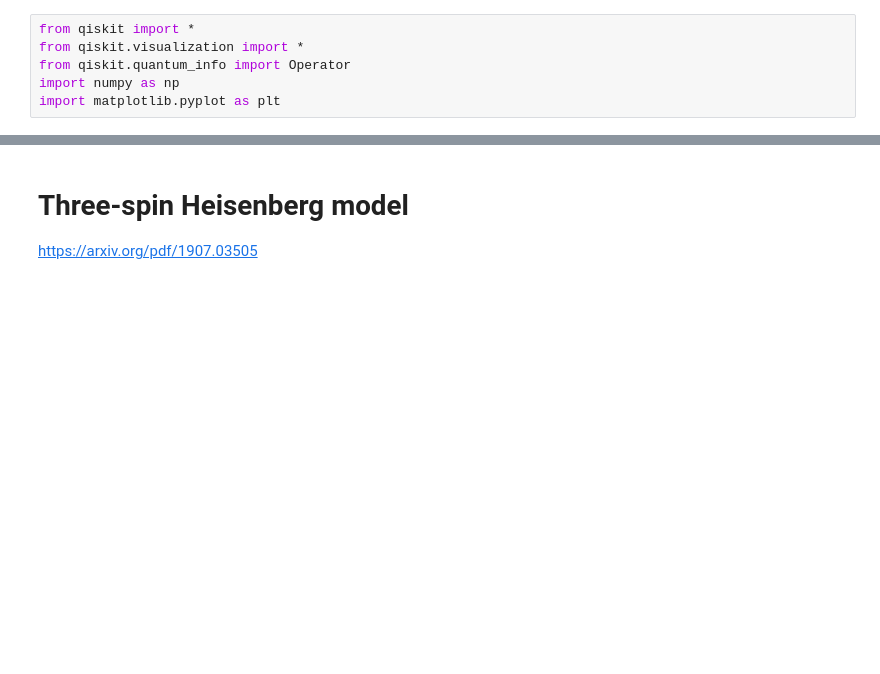
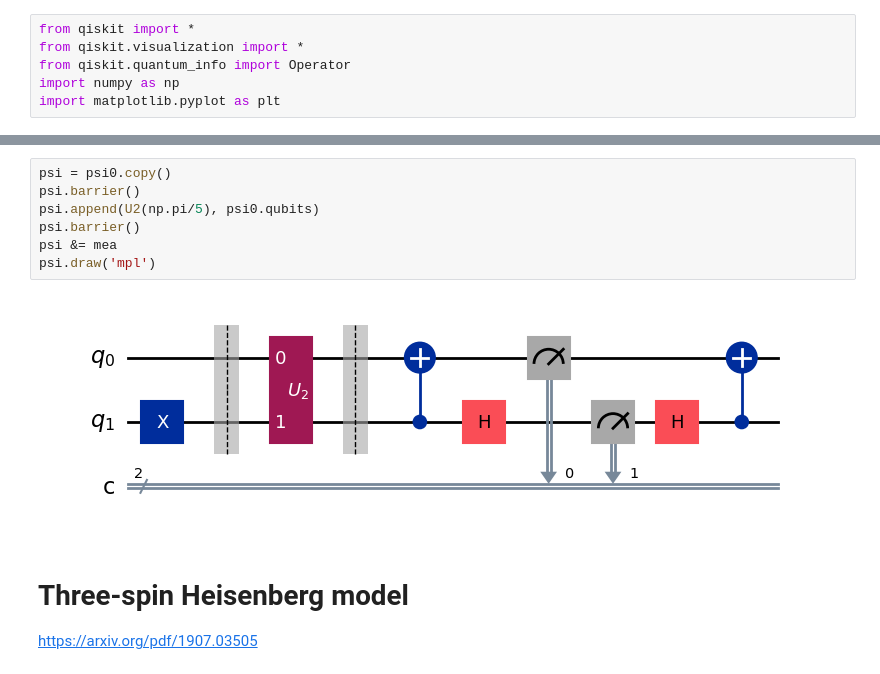
Before and after one commit to bin-wu-phys/QuantumSimulation, a Jupyter notebook: 02.Trotterization.1.x.ipynb, the cells around one changed output, grey strips where cells are left out. Cells and saved outputs as stored; diff of their text form; blank space fills up the shorter version.

```diff
--- a/02.Trotterization.1.x.ipynb
+++ b/02.Trotterization.1.x.ipynb
@@ -12,3 +80,12 @@ import matplotlib.pyplot as plt
+# %%
+psi = psi0.copy()
+psi.barrier()
+psi.append(U2(np.pi/5), psi0.qubits)
+psi.barrier()
+psi &= mea
+psi.draw('mpl')
+# %% [output]
+[figure, added]
 # %% [markdown]
 # Three-spin Heisenberg model
 
```
Also changed, not shown: parts of 4 cells of this notebook.
